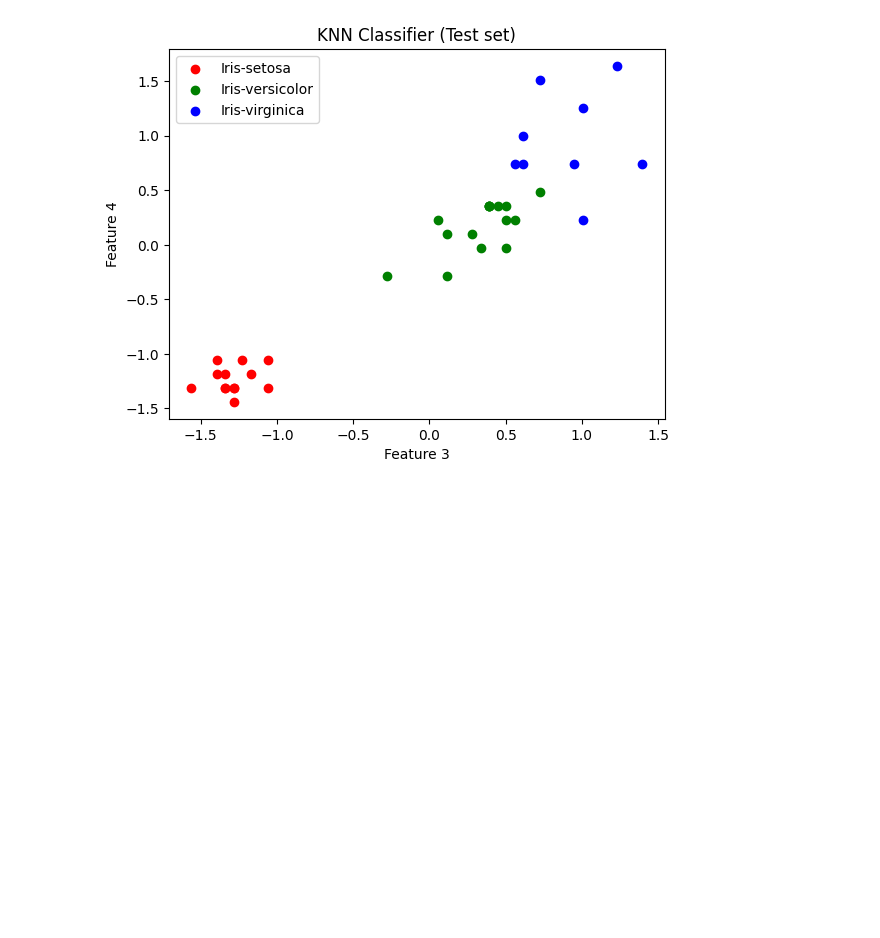
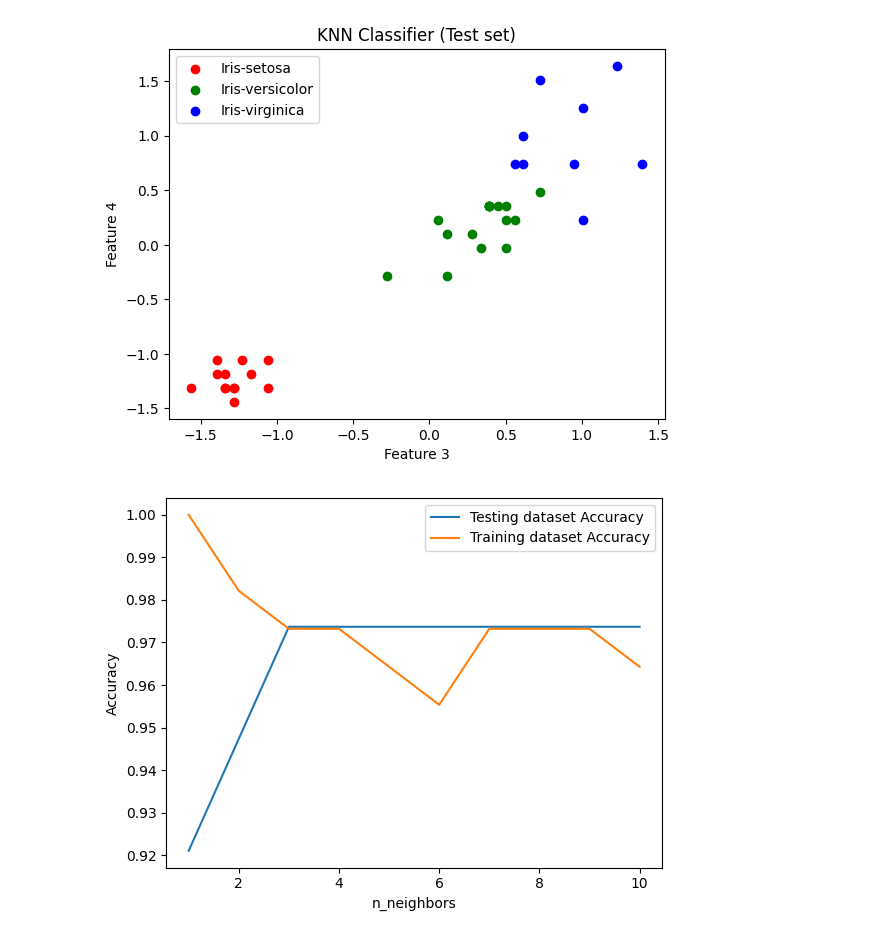
Before and after one commit to RaviralaLathasri/ML-Models, a Jupyter notebook: KNN.ipynb, the cells around one changed output. Saved outputs shown, nothing was run; the diff lists cells and outputs as text; code cells hidden in the pictures; blank space fills up the shorter version.

```diff
--- a/KNN.ipynb
+++ b/KNN.ipynb
@@ -98,3 +98,21 @@ plt.legend()
 plt.show()  # ✅ Correct function call
 # %% [output]
 [figure]
+# %%
+neighbours=np.arange(1,11)
+train_accuracy=np.empty(len(neighbours))
+test_accuracy=np.empty(len(neighbours))
+for i,k in enumerate(neighbours):
+  knn=KNeighborsClassifier(n_neighbors=k)
+  knn.fit(xtrain,ytrain)
+  train_accuracy[i]=knn.score(xtrain,ytrain)
+  test_accuracy[i]=knn.score(xtest,ytest)
+#Generate plot
+plt.plot(neighbours,test_accuracy,label='Testing dataset Accuracy')
+plt.plot(neighbours,train_accuracy,label='Training dataset Accuracy')
+plt.legend()
+plt.xlabel('n_neighbors')
+plt.ylabel('Accuracy')
+plt.show()
+# %% [output]
+[figure, added]
```
